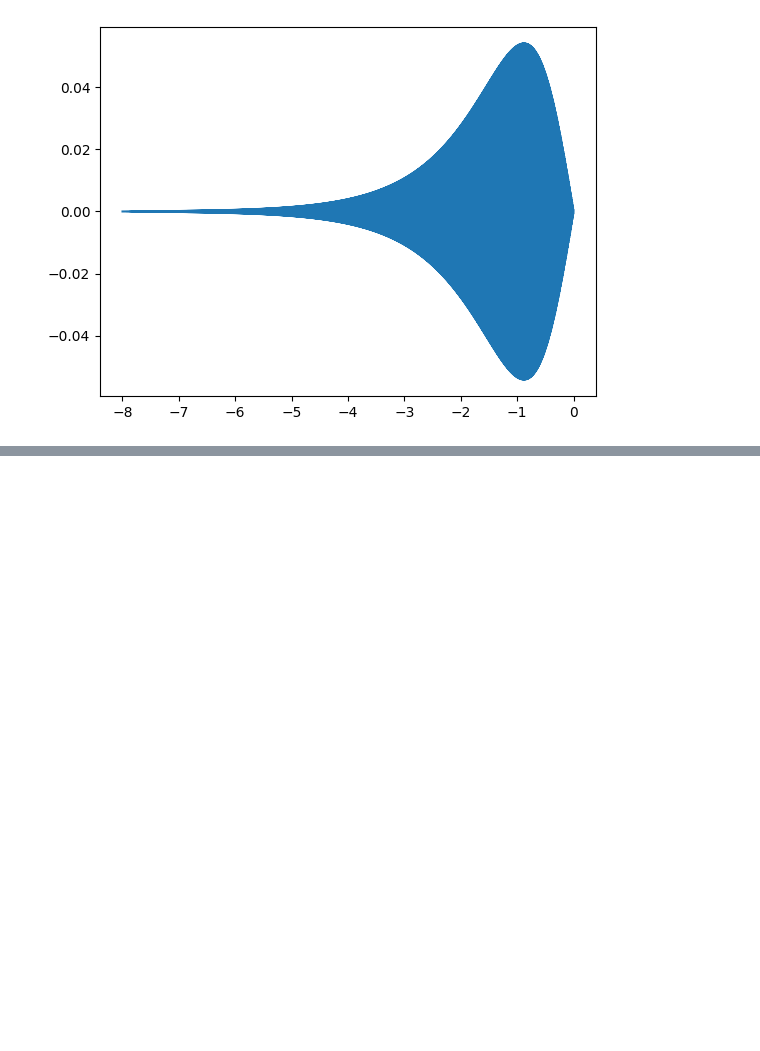
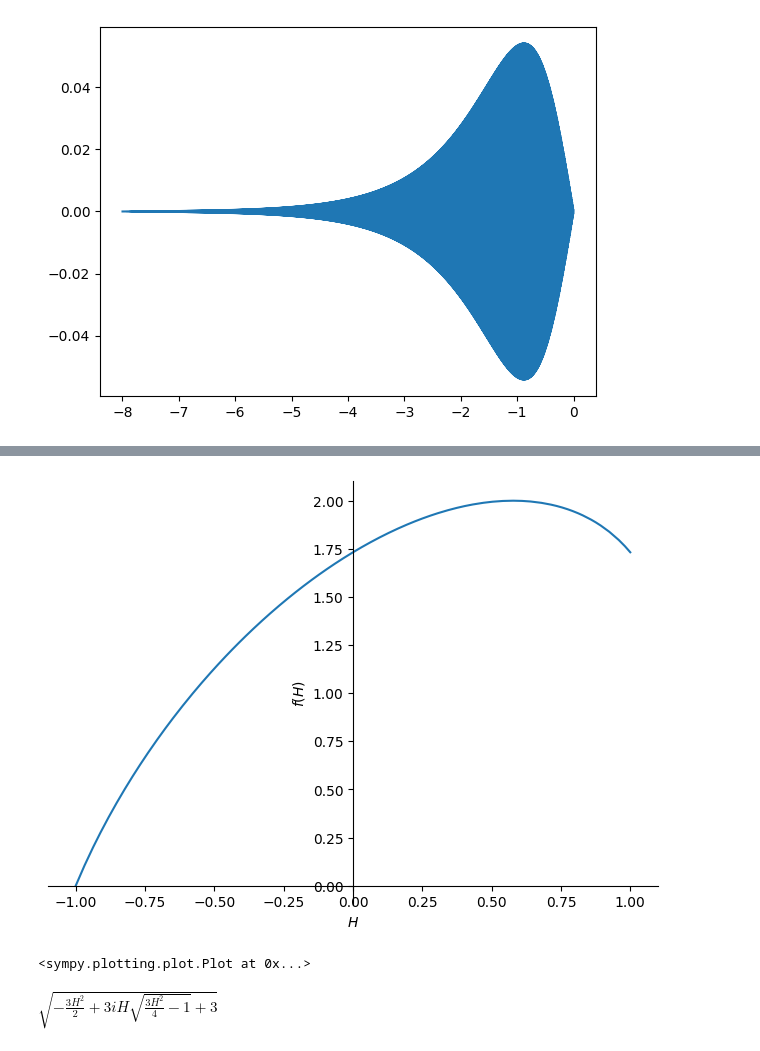
Before and after one commit to JairoSSantos/parallel-kink-scattering, a Jupyter notebook: notebooks/dirichlet-sym.ipynb, the cells around one changed output, grey strips where cells are left out. Saved outputs shown, nothing was run; the diff lists cells and outputs as text; code cells hidden in the pictures; blank space fills up the shorter version.

```diff
--- a/notebooks/dirichlet-sym.ipynb
+++ b/notebooks/dirichlet-sym.ipynb
@@ -36,0 +42,9 @@ plt.plot(x[1:-1], v.T[0])
+# %%
+x, H = sp.symbols('x, H')
+# %%
+A = sp.sqrt(3*H**2/4 - 1)
+B = 3*H/2
+k = (
+    A - sp.I*B,
+    -A - sp.I*B
+)
@@ -36,0 +64,10 @@ plt.plot(x[1:-1], v.T[0])
+# %%
+sp.plot(abs(w0), (H, -1, 1))
+# %% [output]
+[figure, added]
+<sympy.plotting.plot.Plot at 0x...>
+# %%
+w1 = sp.sqrt(k[1]**2 + 4).expand()
+w1
+# %% [output]
+$\displaystyle \sqrt{- \frac{3 H^{2}}{2} + 3 i H \sqrt{\frac{3 H^{2}}{4} - 1} + 3}$
```
Also changed, not shown: parts of 12 cells of this notebook, 6 other files.
